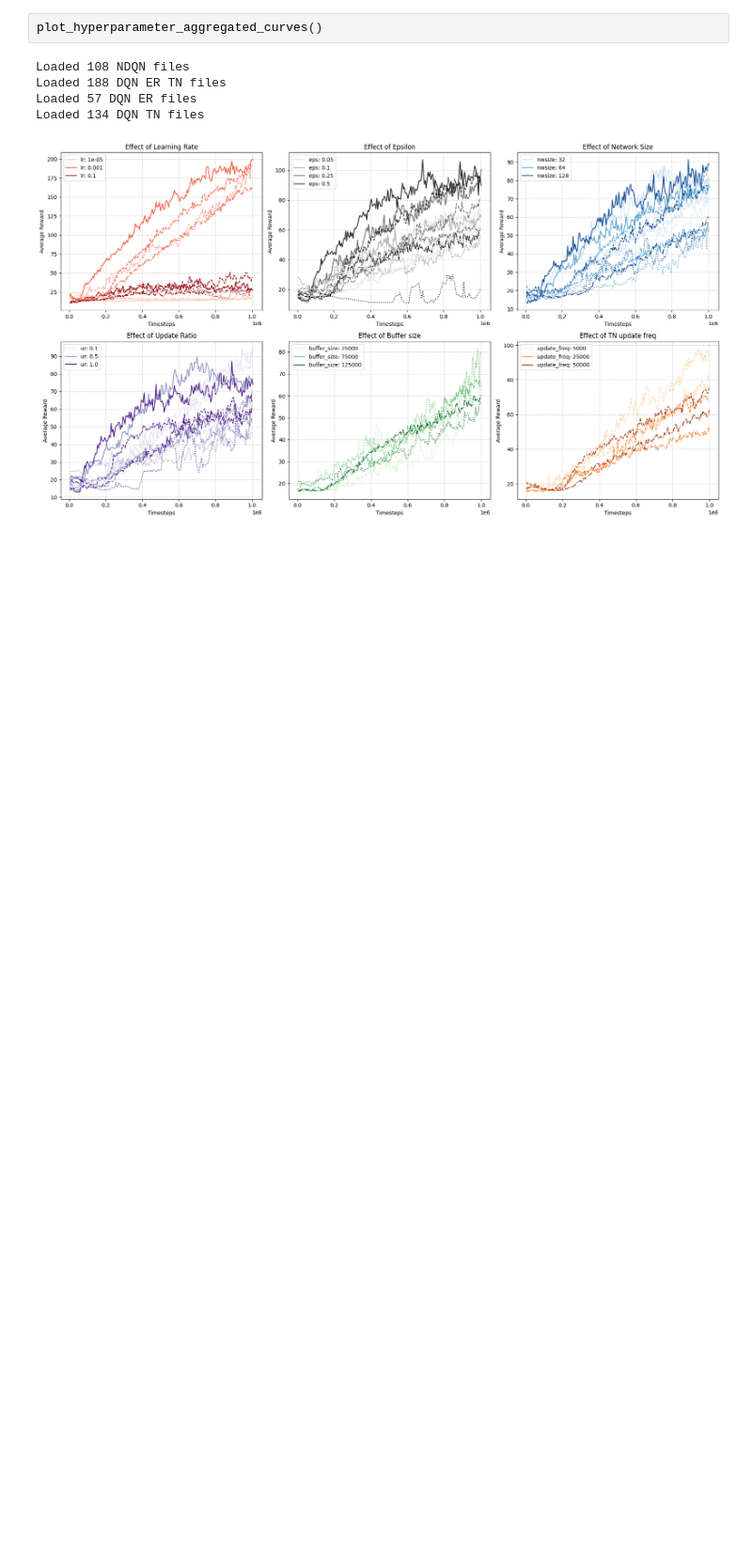
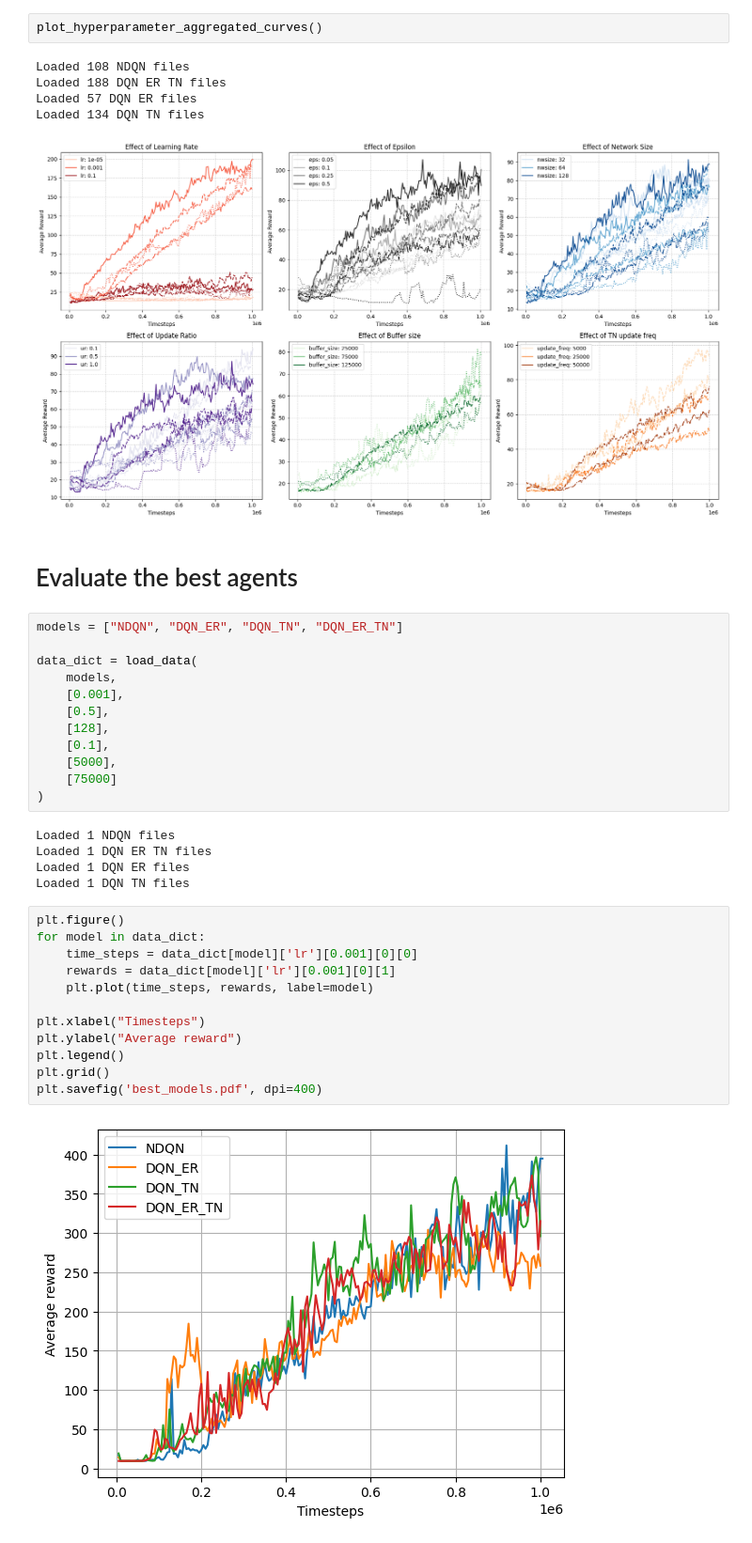
Before and after one commit to cmpoppelaars/RL_A1_backup, a Jupyter notebook: RL_A1.ipynb, the cells around one changed output. Shown at 94% size. Saved outputs shown, nothing was run; the diff lists cells and outputs as text; blank space fills up the shorter version.

```diff
--- a/RL_A1.ipynb
+++ b/RL_A1.ipynb
@@ -431,3 +363,36 @@ Loaded 188 DQN ER TN files
 Loaded 57 DQN ER files
 Loaded 134 DQN TN files
 [figure]
+# %% [markdown]
+# Evaluate the best agents
+# %%
+models = ["NDQN", "DQN_ER", "DQN_TN", "DQN_ER_TN"]
+
+data_dict = load_data(
+    models,
+    [0.001],
+    [0.5],
+    [128],
+    [0.1],
+    [5000],
+    [75000]
+)
+# %% [output]
+Loaded 1 NDQN files
+Loaded 1 DQN ER TN files
+Loaded 1 DQN ER files
+Loaded 1 DQN TN files
+# %%
+plt.figure()
+for model in data_dict:
+    time_steps = data_dict[model]['lr'][0.001][0][0]
+    rewards = data_dict[model]['lr'][0.001][0][1]
+    plt.plot(time_steps, rewards, label=model)
+
+plt.xlabel("Timesteps")
+plt.ylabel("Average reward")
+plt.legend()
+plt.grid()
+plt.savefig('best_models.pdf', dpi=400)
+# %% [output]
+[figure, added]
```
Also changed, not shown: parts of 4 cells of this notebook, 20 other files.
